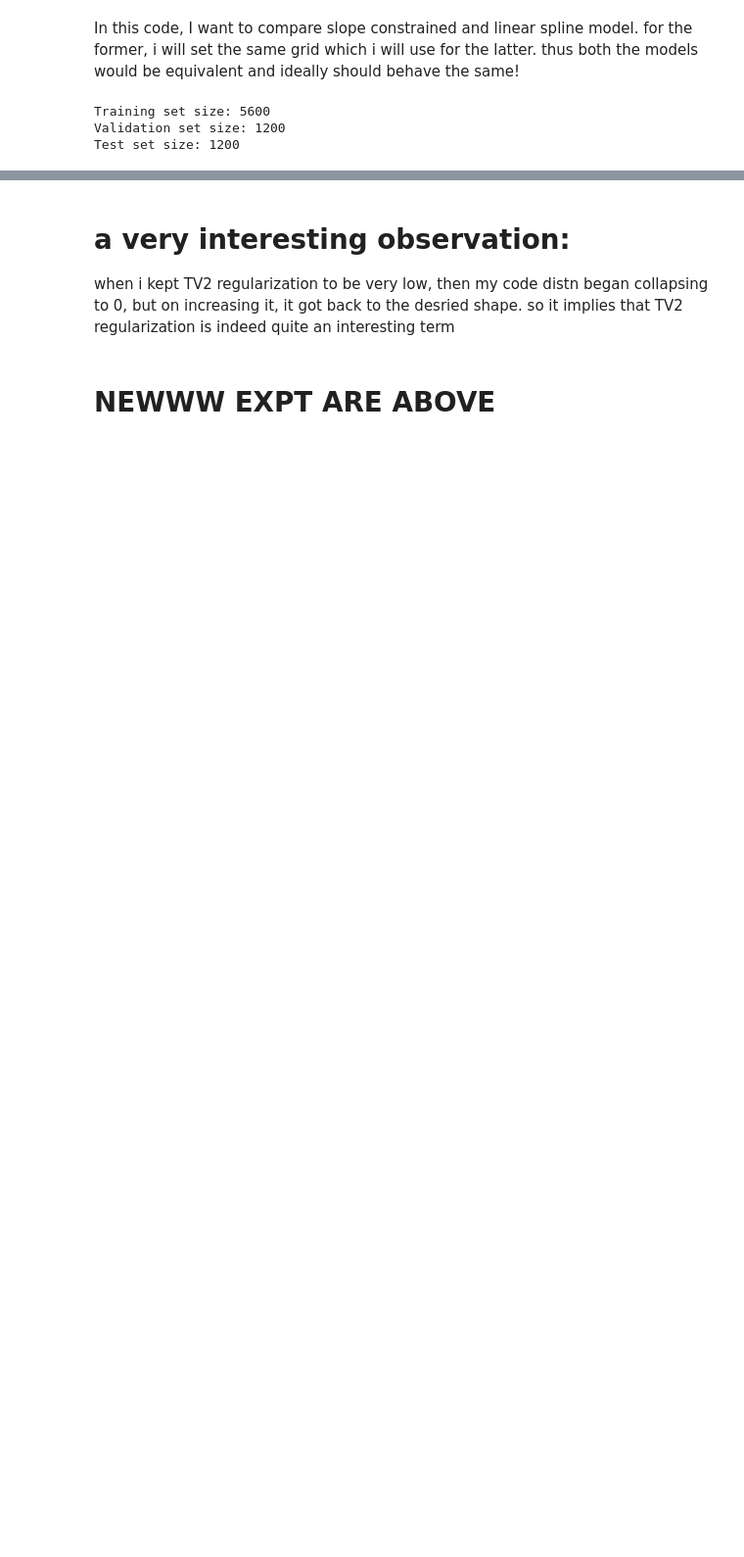
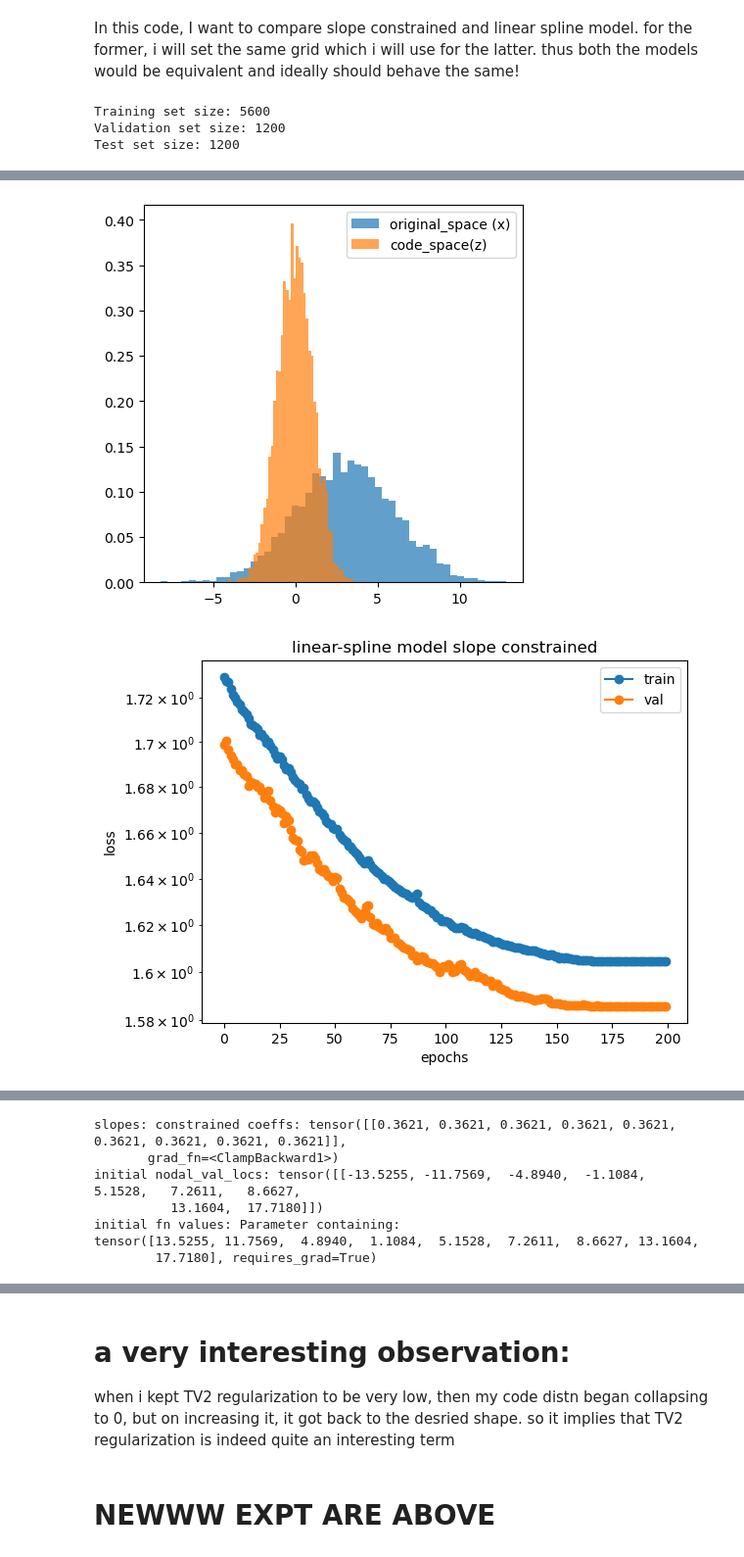
Before and after one commit to neelkanthrawat/Lipschitz_DSNN, a Jupyter notebook: with_TV2_regul.ipynb, the cells around one changed output, grey strips where cells are left out. Shown at 98% size. Drawn from its saved outputs; the diff is of its cells as text; code cells hidden in the pictures; blank space fills up the shorter version.

```diff
--- a/with_TV2_regul.ipynb
+++ b/with_TV2_regul.ipynb
@@ -688,0 +694,16 @@ tensor([7.1985, 5.6059, 3.1676, 0.8161, 0.0787, 1.5175, 1.9946, 2.0579, 2.3030,
+# %%
+train_loss2, val_loss2, epoch_wise_param_list,coeffs_unconstrained_evol2, coeffs_const_evol2 = train_and_evaluate(
+    model = model2,
+    train_loader=train_loader,
+    val_loader=val_loader,
+    num_epochs=200,
+    scheduler_type="ReduceLROnPlateau",
+    lr=0.004,#0.004
+    print_after=20,
+    track_coefficients=1, #
+    type_model="scls",
+    tv2_regulation= 1,
+    lambda_tv2=0.5,
+    gamma = 0.5, # schedular, learning rate decay factor
+    alpha_nll=1# We don;t need any alpha anymore! get rid of this in the code later
+)
@@ -688,0 +722,9 @@ tensor([7.1985, 5.6059, 3.1676, 0.8161, 0.0787, 1.5175, 1.9946, 2.0579, 2.3030,
+# %%
+analyse_training(model_in=model2,
+train_loss=train_loss2, val_loss=val_loss2,
+                test_data=train_data, figsize=(20,20),
+                model_params_list=epoch_wise_param_list,
+                num_coeffs=10,print_model_params=0, plot_freq=20)
+# %% [output]
+[figure, added]
+[figure, added]
@@ -688,0 +732,7 @@ tensor([7.1985, 5.6059, 3.1676, 0.8161, 0.0787, 1.5175, 1.9946, 2.0579, 2.3030,
+slopes: constrained coeffs: tensor([[0.3621, 0.3621, 0.3621, 0.3621, 0.3621, 0.3621, 0.3621, 0.3621, 0.3621]],
+       grad_fn=<ClampBackward1>)
+initial nodal_val_locs: tensor([[-13.5255, -11.7569,  -4.8940,  -1.1084,   5.1528,   7.2611,   8.6627,
+          13.1604,  17.7180]])
+initial fn values: Parameter containing:
+tensor([13.5255, 11.7569,  4.8940,  1.1084,  5.1528,  7.2611,  8.6627, 13.1604,
+        17.7180], requires_grad=True)
```
Also changed, not shown: parts of 6 cells of this notebook.
